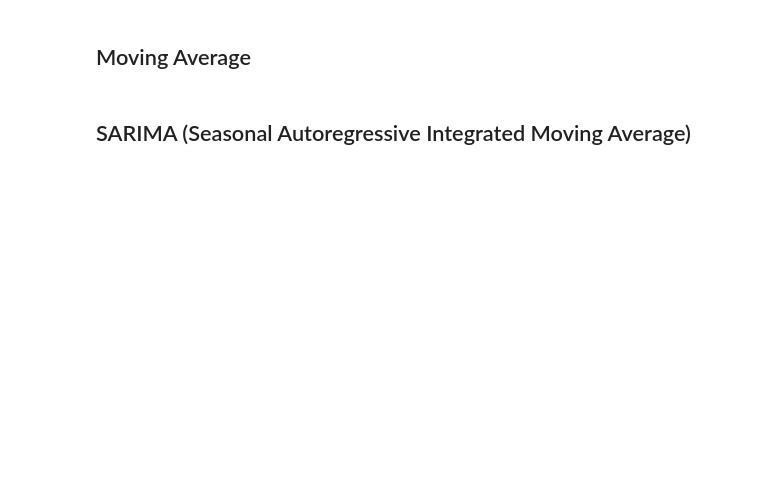
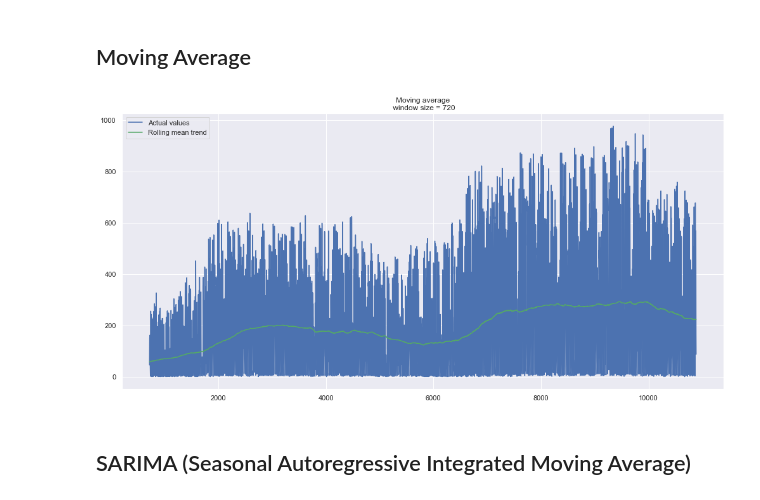
Before and after one commit to psotoarenas/iot-lab-session, a Jupyter notebook: time_series/time_series_SARIMA.ipynb, the cells around one changed output. Drawn from its saved outputs; the diff is of its cells as text; code cells hidden in the pictures; blank space fills up the shorter version.

```diff
--- a/time_series/time_series_SARIMA.ipynb
+++ b/time_series/time_series_SARIMA.ipynb
@@ -150,7 +175,9 @@ def plot_moving_average(series, window, plot_intervals=False, scale=1.96):
     plt.grid(True)
 # %%
 # Smooth by the previous 1 days (24 hours)
-plot_moving_average(pd.Series(df["count"].values), window=24, plot_intervals=False)
+plot_moving_average(pd.Series(df["count"].values), window=720, plot_intervals=False)
+# %% [output]
+[figure, added]
 # %% [markdown]
 ## SARIMA (Seasonal Autoregressive Integrated Moving Average)
 # %%
```
Also changed, not shown: parts of 14 cells of this notebook, 1 other file.
